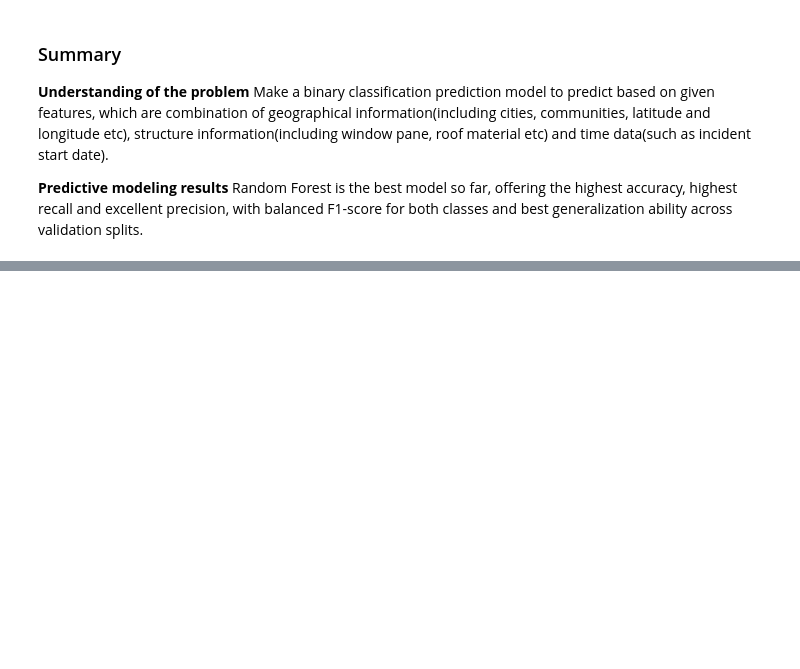
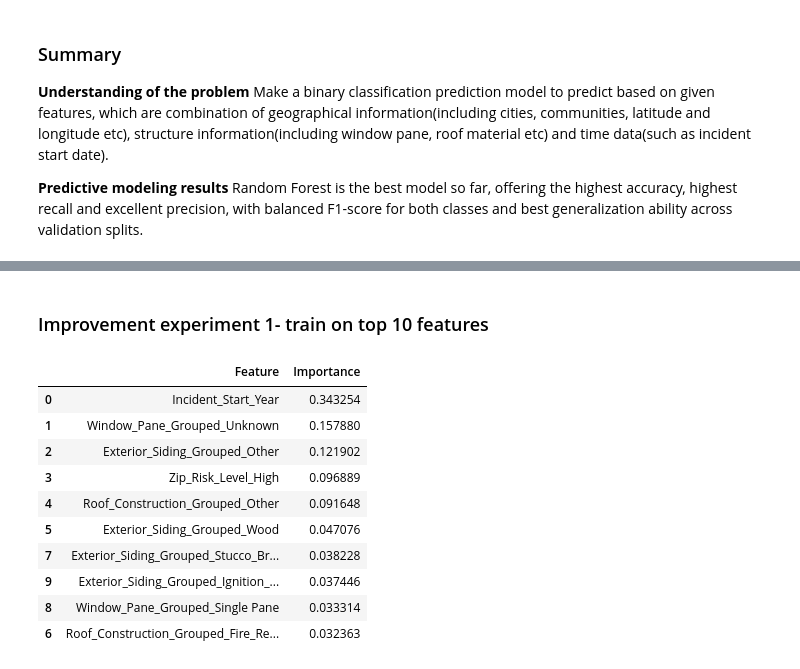
Before and after one commit to xiaoxiajin/47350DA-2, a Jupyter notebook: 2024-Homework2-Notebook.ipynb, the cells around one changed output, grey strips where cells are left out. Saved outputs shown, nothing was run; the diff lists cells and outputs as text; code cells hidden in the pictures; blank space fills up the shorter version.

```diff
--- a/2024-Homework2-Notebook.ipynb
+++ b/2024-Homework2-Notebook.ipynb
@@ -2192,0 +2216,31 @@ Random Forest is the best model so far, offering the highest accuracy,  highest
+# %% [markdown]
+### Improvement experiment 1- train on top 10 features
+# %%
+# train model only based on top features
+top_features = feature_importance_rf_sorted.head(10)['Feature'].tolist()
+X_train_rf_top = X_train_rf[top_features]
+X_test_rf_top = X_test_rf[top_features]
+
+rf_top_model = RandomForestClassifier(n_estimators=100, random_state=42).fit(X_train_rf_top, y_train_rf)
+# %%
+# Feature and importance
+feature_importance_rf_top = pd.DataFrame({
+    'Feature': X_train_rf_top.columns,
+    'Importance': rf_top_model.feature_importances_
+})
+
+
+feature_importance_rf_sorted = feature_importance_rf_top.sort_values(by='Importance', ascending=False)
+feature_importance_rf_sorted
+# %% [output]
+|  | Feature | Importance |
+| 0 | Incident_Start_Year | 0.343254 |
+| 1 | Window_Pane_Grouped_Unknown | 0.157880 |
+| 2 | Exterior_Siding_Grouped_Other | 0.121902 |
+| 3 | Zip_Risk_Level_High | 0.096889 |
+| 4 | Roof_Construction_Grouped_Other | 0.091648 |
+| 5 | Exterior_Siding_Grouped_Wood | 0.047076 |
+| 7 | Exterior_Siding_Grouped_Stucco_Br... | 0.038228 |
+| 9 | Exterior_Siding_Grouped_Ignition_... | 0.037446 |
+| 8 | Window_Pane_Grouped_Single Pane | 0.033314 |
+| 6 | Roof_Construction_Grouped_Fire_Re... | 0.032363 |
```
Also changed, not shown: parts of 22 cells of this notebook.
